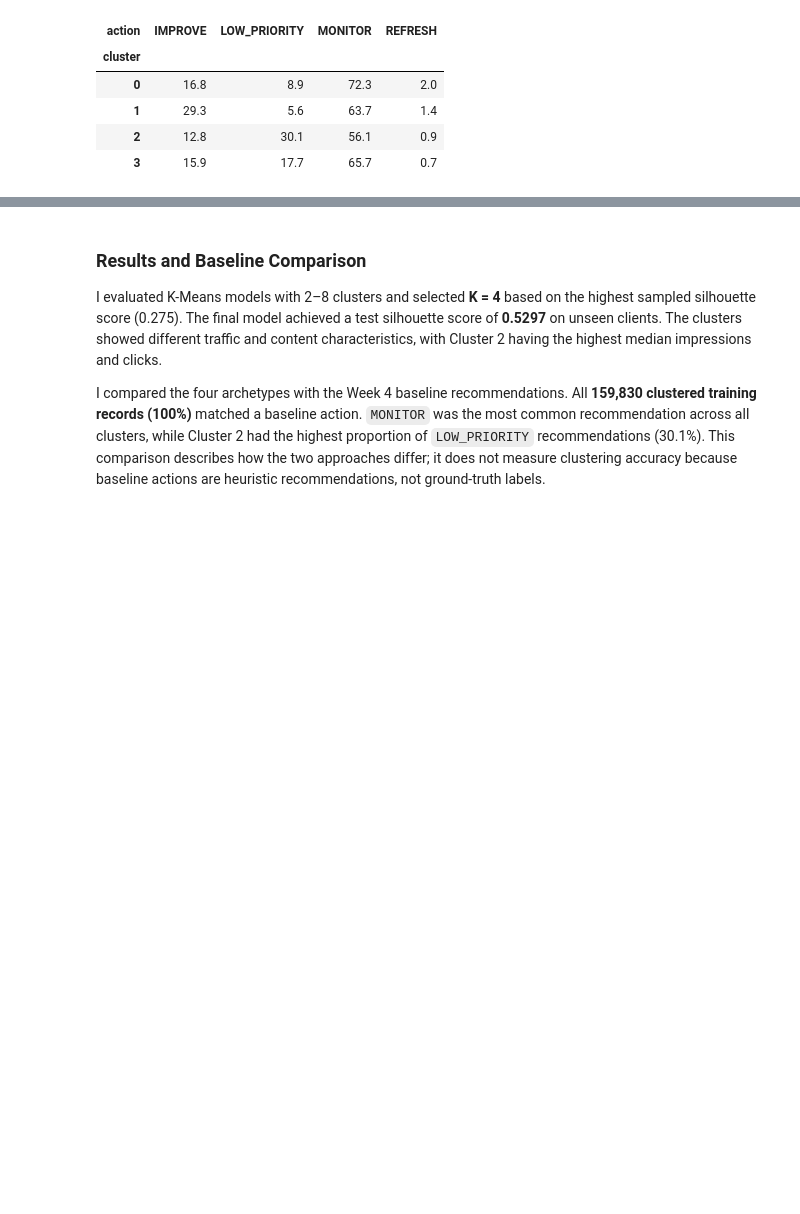
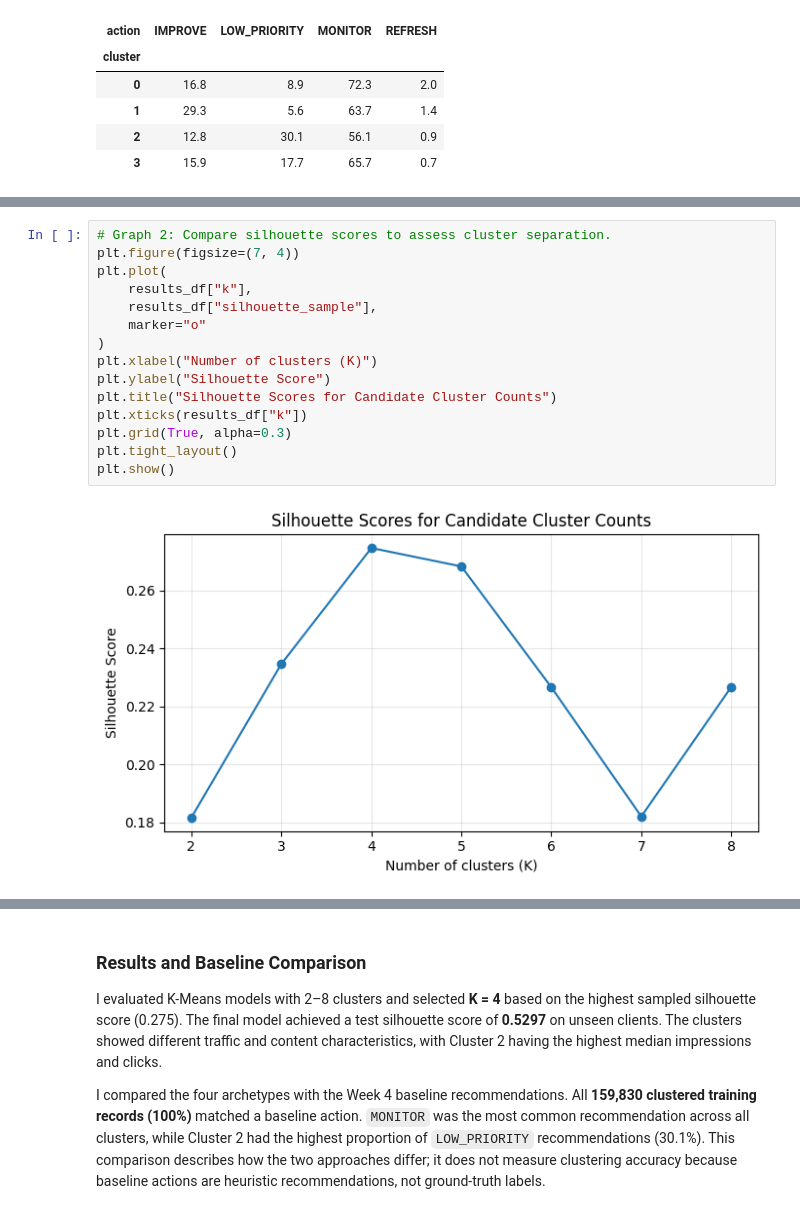
Before and after one commit to Mahnoor-Sajjad/Flyrank-Internship, a Jupyter notebook: work/notebooks/w05_model.ipynb, the cells around one changed output, grey strips where cells are left out. Cells and saved outputs as stored; diff of their text form; blank space fills up the shorter version.

```diff
--- a/work/notebooks/w05_model.ipynb
+++ b/work/notebooks/w05_model.ipynb
@@ -1020,0 +1038,17 @@ display(action_distribution)
+# %%
+# Graph 2: Compare silhouette scores to assess cluster separation.
+plt.figure(figsize=(7, 4))
+plt.plot(
+    results_df["k"],
+    results_df["silhouette_sample"],
+    marker="o"
+)
+plt.xlabel("Number of clusters (K)")
+plt.ylabel("Silhouette Score")
+plt.title("Silhouette Scores for Candidate Cluster Counts")
+plt.xticks(results_df["k"])
+plt.grid(True, alpha=0.3)
+plt.tight_layout()
+plt.show()
+# %% [output]
+[figure, added]
```
Also changed, not shown: parts of 3 cells of this notebook.
